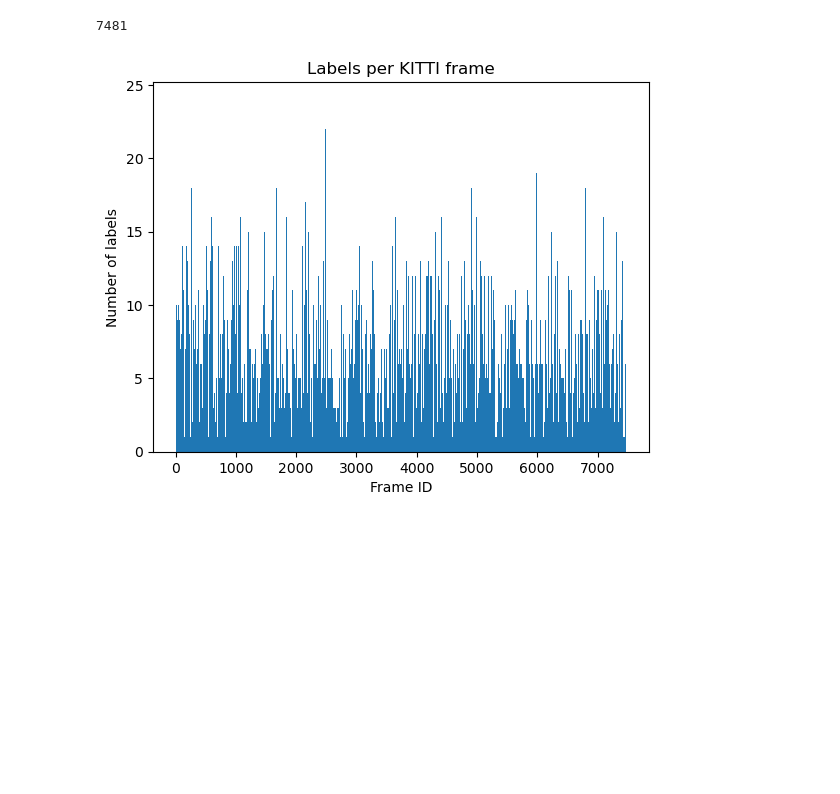
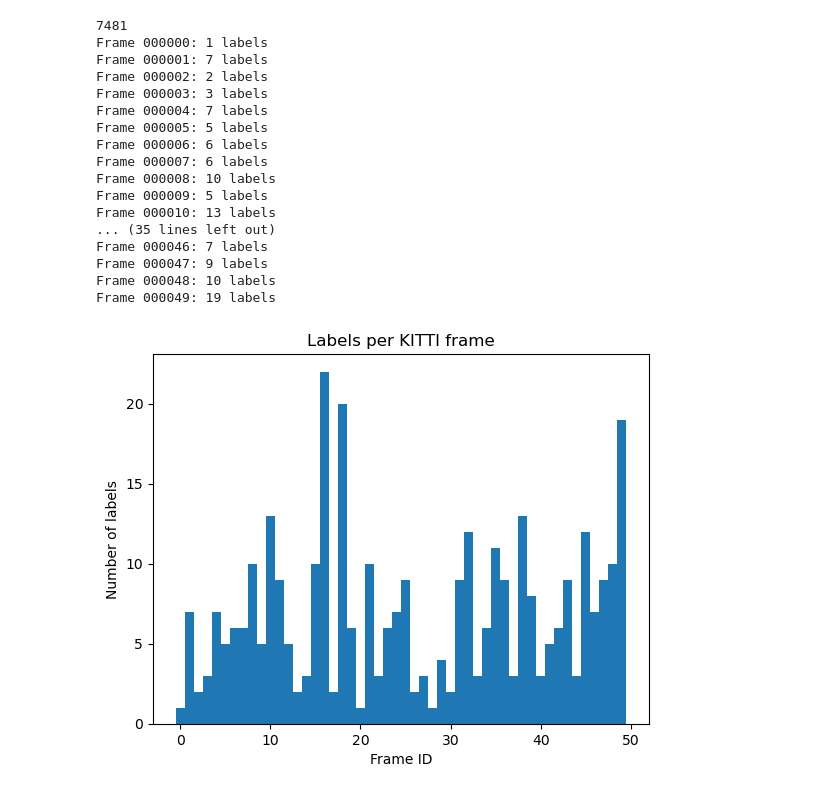
Before and after one commit to rileyso/pc-occlusion-3, a Jupyter notebook: kitti/inspect.ipynb, the cells around one changed output. Saved outputs shown, nothing was run; the diff lists cells and outputs as text; code cells hidden in the pictures; blank space fills up the shorter version.

Commit message:
feat(kitti): update inspection workflow

```diff
--- a/kitti/inspect.ipynb
+++ b/kitti/inspect.ipynb
@@ -6,36 +13,47 @@ from inspect_frame import read_labels
 # %%
 # Make the local helper module importable regardless of the notebook working directory
-sys.path.insert(0, '/home/riley/pc-occlusion-3/kitti')
-
-
-DATA_ROOT = Path('/home/riley/OpenPCDet/data/kitti')
-N = 50
-
+# frames per kitti
 def inspect(data_root=DATA_ROOT, frame_id='000000', show_plot=False):
     root = data_root / 'training'
     velo_files = sorted((root / 'velodyne').glob('*.bin'))
     print(len(velo_files))
     if not velo_files:
         raise FileNotFoundError(f'No Velodyne files found in {root / "velodyne"}')
     frame_ids = []
     label_counts = []
-    for velo_path in velo_files[:N]:
+    for velo_path in velo_files[:50]:
         frame_id = velo_path.stem
         label_path = root / 'label_2' / f'{frame_id}.txt'
         if not label_path.is_file():
             raise FileNotFoundError(f'Missing label file for frame {frame_id}: {label_path}')
 
         labels = read_labels(label_path)
-        # print(f'Frame {frame_id}: {len(labels)} labels')
+        print(f'Frame {frame_id}: {len(labels)} labels')
         frame_ids.append(int(frame_id))
         label_counts.append(len(labels))
+
     plt.bar(frame_ids, label_counts, width=1.0)
     plt.xlabel("Frame ID")
     plt.ylabel("Number of labels")
     plt.title("Labels per KITTI frame")
     plt.show()
-
 inspect()
 # %% [output]
 7481
+Frame 000000: 1 labels
+Frame 000001: 7 labels
+Frame 000002: 2 labels
+Frame 000003: 3 labels
+Frame 000004: 7 labels
+Frame 000005: 5 labels
+Frame 000006: 6 labels
+Frame 000007: 6 labels
+Frame 000008: 10 labels
+Frame 000009: 5 labels
+Frame 000010: 13 labels
+... (35 lines left out)
+Frame 000046: 7 labels
+Frame 000047: 9 labels
+Frame 000048: 10 labels
+Frame 000049: 19 labels
-[figure, old version]
+[figure, new version]
```
Also changed, not shown: parts of 3 cells of this notebook, 1 other file.
